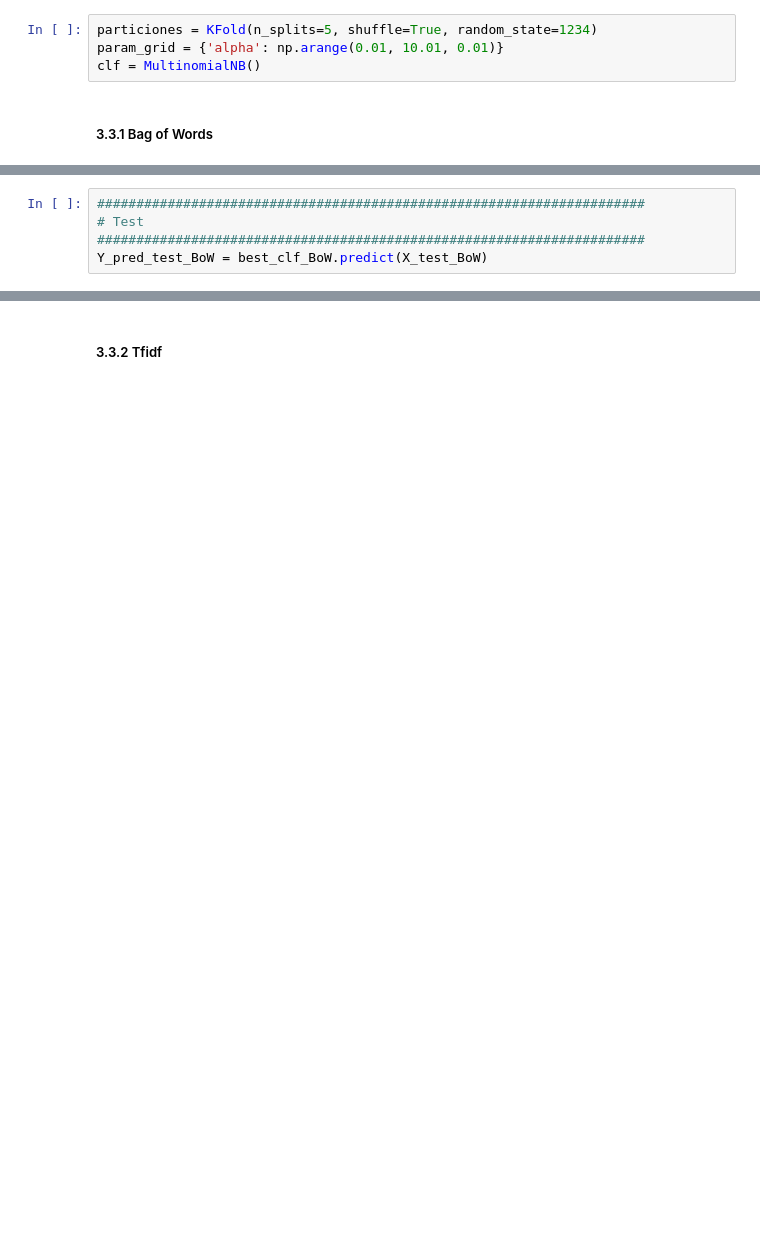
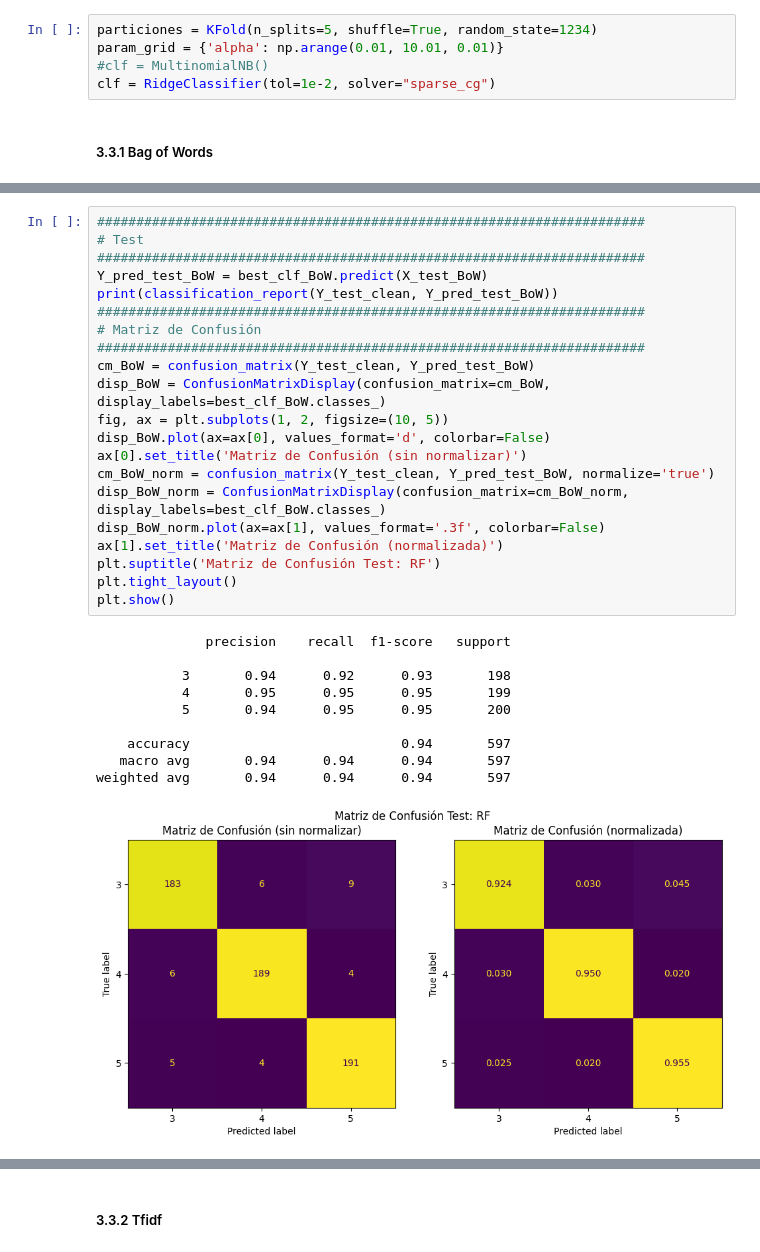
Before and after one commit to ddummann/Proyecto1-ClasificacionTextos-Etapa2, a Jupyter notebook: solucion_bi.ipynb, the cells around one changed output, grey strips where cells are left out. Drawn from its saved outputs; the diff is of its cells as text; blank space fills up the shorter version.

```diff
--- a/solucion_bi.ipynb
+++ b/solucion_bi.ipynb
@@ -433,7 +434,8 @@ X_test_TFID = vectorizer.transform(X_test_clean['texto_limpio'])
 # %%
 particiones = KFold(n_splits=5, shuffle=True, random_state=1234)
 param_grid = {'alpha': np.arange(0.01, 10.01, 0.01)}
-clf = MultinomialNB()
+#clf = MultinomialNB()
+clf = RidgeClassifier(tol=1e-2, solver="sparse_cg")
 # %% [markdown]
 #####  3.3.1 Bag of Words
 # %%
@@ -483,6 +485,33 @@ weighted avg       0.99      0.99      0.99      2395
 [figure]
-# %%
-######################################################################
-# Test
-######################################################################
-Y_pred_test_BoW = best_clf_BoW.predict(X_test_BoW)
+# %%
+######################################################################
+# Test
+######################################################################
+Y_pred_test_BoW = best_clf_BoW.predict(X_test_BoW)
+print(classification_report(Y_test_clean, Y_pred_test_BoW))
+######################################################################
+# Matriz de Confusión
+######################################################################
+cm_BoW = confusion_matrix(Y_test_clean, Y_pred_test_BoW)
+disp_BoW = ConfusionMatrixDisplay(confusion_matrix=cm_BoW, display_labels=best_clf_BoW.classes_)
+fig, ax = plt.subplots(1, 2, figsize=(10, 5))
+disp_BoW.plot(ax=ax[0], values_format='d', colorbar=False)
+ax[0].set_title('Matriz de Confusión (sin normalizar)')
+cm_BoW_norm = confusion_matrix(Y_test_clean, Y_pred_test_BoW, normalize='true')
+disp_BoW_norm = ConfusionMatrixDisplay(confusion_matrix=cm_BoW_norm, display_labels=best_clf_BoW.classes_)
+disp_BoW_norm.plot(ax=ax[1], values_format='.3f', colorbar=False)
+ax[1].set_title('Matriz de Confusión (normalizada)')
+plt.suptitle('Matriz de Confusión Test: RF')
+plt.tight_layout()
+plt.show()
+# %% [output]
+              precision    recall  f1-score   support
+
+           3       0.94      0.92      0.93       198
+           4       0.95      0.95      0.95       199
+           5       0.94      0.95      0.95       200
+
+    accuracy                           0.94       597
+   macro avg       0.94      0.94      0.94       597
+weighted avg       0.94      0.94      0.94       597
+[figure, added]
```
Also changed, not shown: parts of 10 cells of this notebook.
